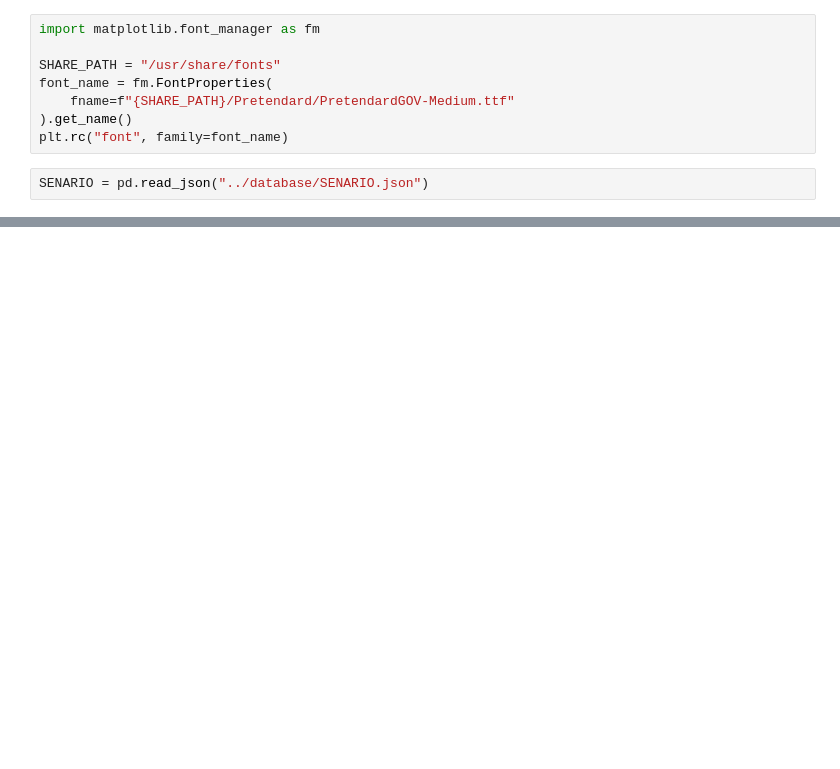
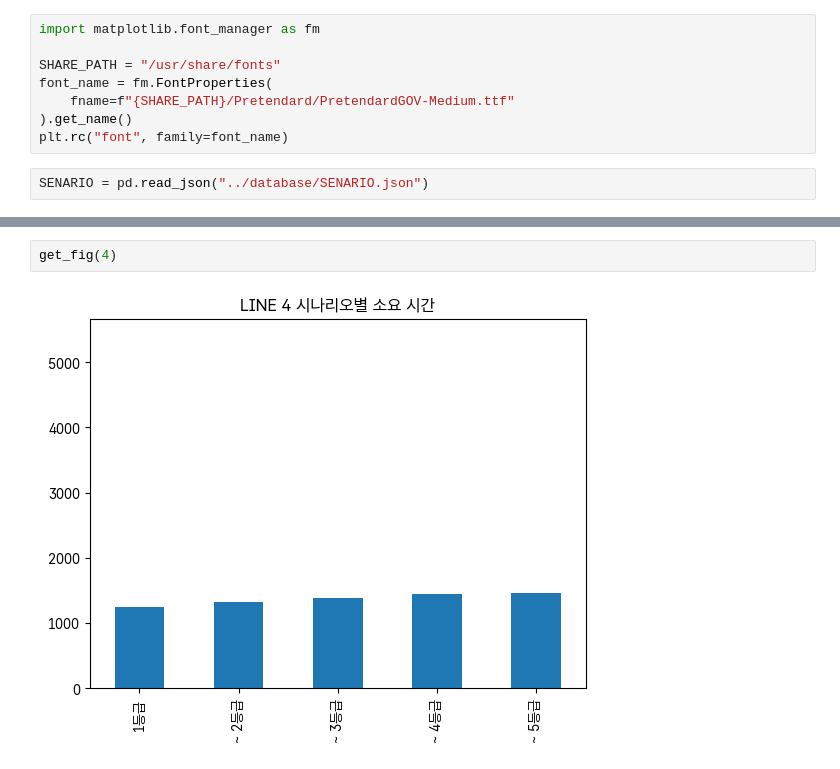
Before and after one commit to TriFullKim/DataAnalysis-ExpressStationSelectionBusan, a Jupyter notebook: visualizationSession/05-Senario.ipynb, the cells around one changed output, grey strips where cells are left out. Drawn from its saved outputs; the diff is of its cells as text; blank space fills up the shorter version.

```diff
--- a/visualizationSession/05-Senario.ipynb
+++ b/visualizationSession/05-Senario.ipynb
@@ -38,0 +72,4 @@ for line in [1, 2, 3, 4]:
+# %%
+get_fig(4)
+# %% [output]
+[figure, added]
```
Also changed, not shown: parts of 5 cells of this notebook, 4 other files.
